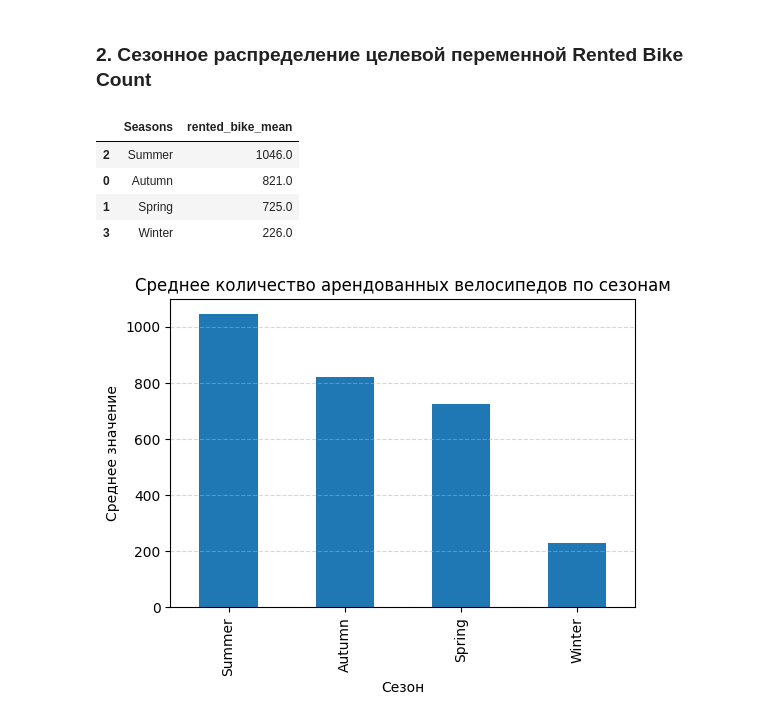
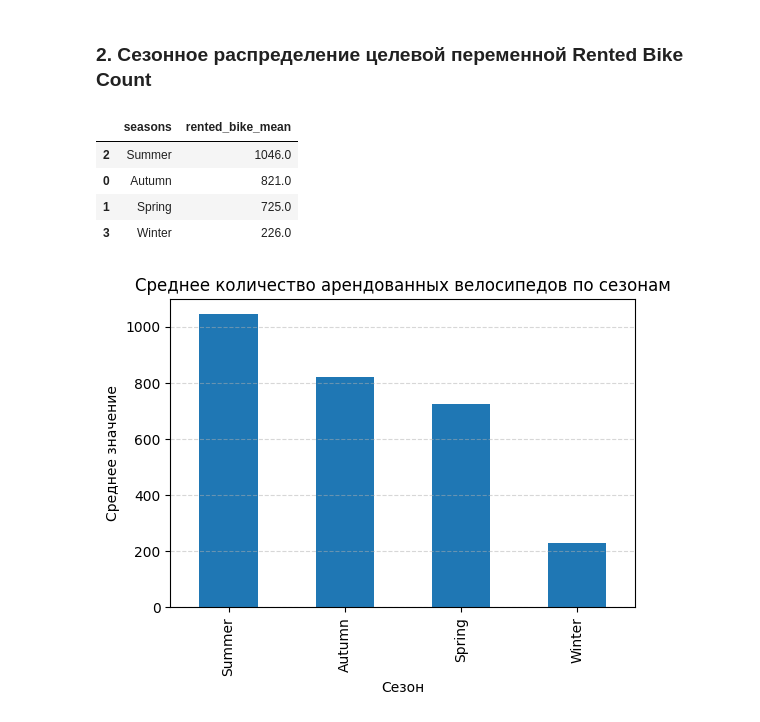
Before and after one commit to TemaQDX/sprint_14_project_bikesouth, a Jupyter notebook: sprint_14_project_bikesouth_Artem_Burov.ipynb, the cells around one changed output. Saved outputs shown, nothing was run; the diff lists cells and outputs as text; code cells hidden in the pictures.

Commit message:
train_val test split

```diff
--- a/sprint_14_project_bikesouth_Artem_Burov.ipynb
+++ b/sprint_14_project_bikesouth_Artem_Burov.ipynb
@@ -448,0 +481,3 @@ print('Размер целевой переменной test', y_test.shape)
+# %%
+df_train_optimized = optimize_dataframe(df_train)
+df_test_optimized = optimize_dataframe(df_test)
@@ -511,9 +599,9 @@ plt.show()
 # %% [markdown]
 ### 2. Сезонное распределение целевой переменной Rented Bike Count
 # %%
-df_train.groupby('Seasons', as_index=False).agg(rented_bike_mean=('Rented Bike Count', 'mean')).sort_values('rented_bike_mean', ascending=False).round(0)
+df_train_optimized.groupby('seasons', as_index=False).agg(rented_bike_mean=('rented_bike_count', 'mean')).sort_values('rented_bike_mean', ascending=False).round(0)
 # %% [output]
-|  | Seasons | rented_bike_mean |
+|  | seasons | rented_bike_mean |
 | 2 | Summer | 1046.0 |
 | 0 | Autumn | 821.0 |
 | 1 | Spring | 725.0 |
```
Also changed, not shown: parts of 29 cells of this notebook.
